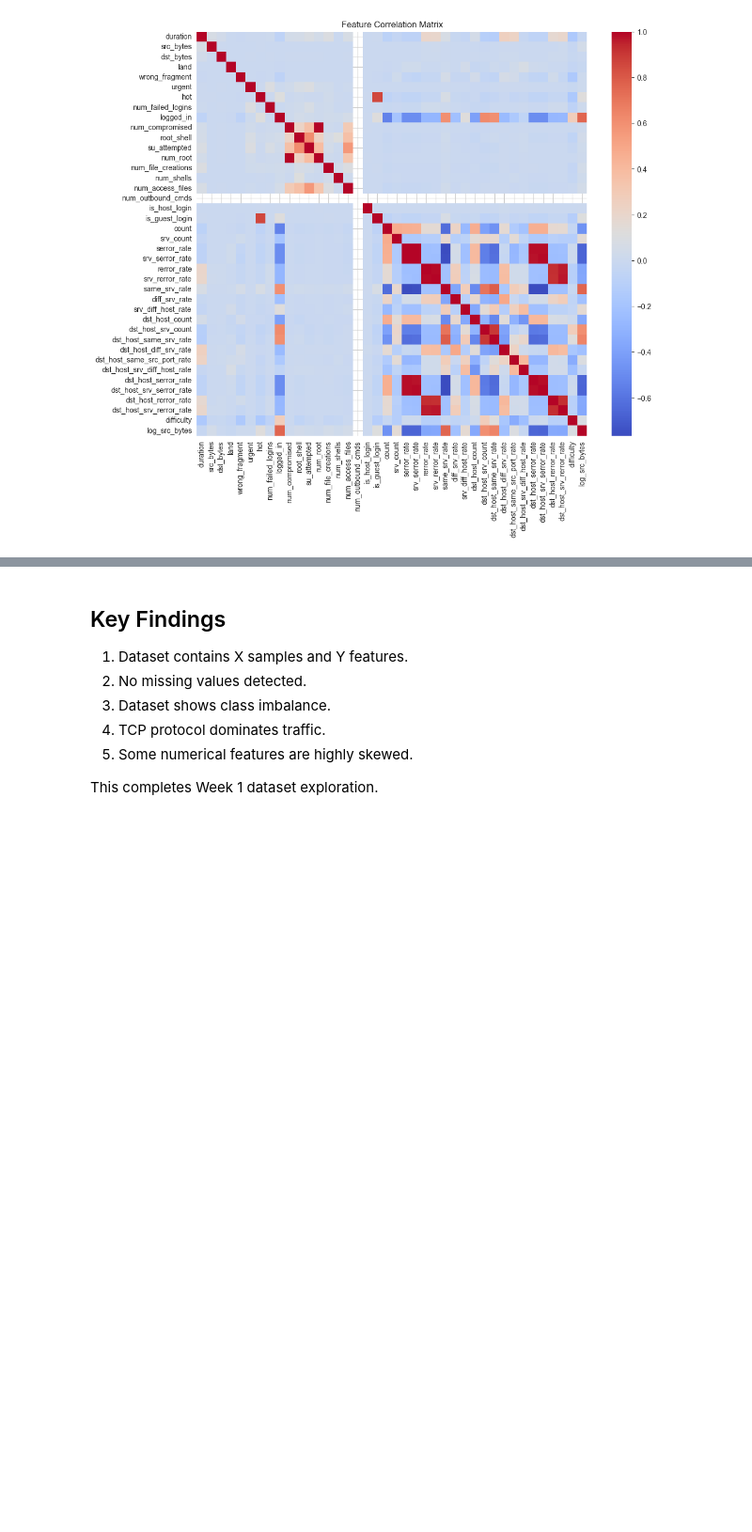
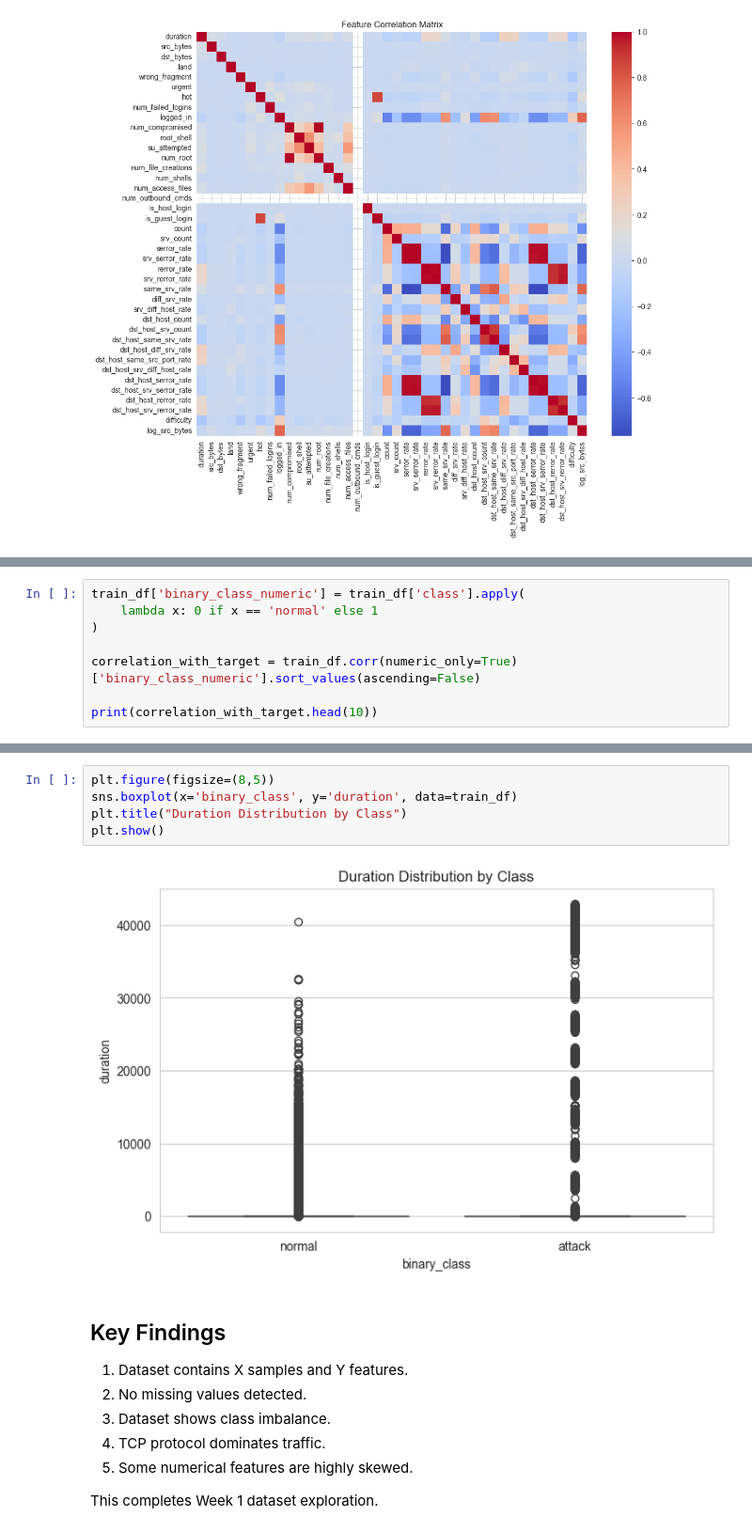
Before and after one commit to mailech/SentinelNet-AI-Powered-Network-Intrusion-Detection-System-, a Jupyter notebook: notebooks/01_dataset_acquisition_and_eda.ipynb, the cells around one changed output, grey strips where cells are left out. Shown at 94% size. Saved outputs shown, nothing was run; the diff lists cells and outputs as text; blank space fills up the shorter version.

```diff
--- a/notebooks/01_dataset_acquisition_and_eda.ipynb
+++ b/notebooks/01_dataset_acquisition_and_eda.ipynb
@@ -150,0 +161,8 @@ plt.show()
+# %%
+train_df['binary_class_numeric'] = train_df['class'].apply(
+    lambda x: 0 if x == 'normal' else 1
+)
+
+correlation_with_target = train_df.corr(numeric_only=True)['binary_class_numeric'].sort_values(ascending=False)
+
+print(correlation_with_target.head(10))
@@ -151,3 +181,10 @@ plt.show()
+# %%
+plt.figure(figsize=(8,5))
+sns.boxplot(x='binary_class', y='duration', data=train_df)
+plt.title("Duration Distribution by Class")
+plt.show()
+# %% [output]
+[figure, added]
 # %% [markdown]
 ## Key Findings
 
```
Also changed, not shown: parts of 4 cells of this notebook, 2 other files.
